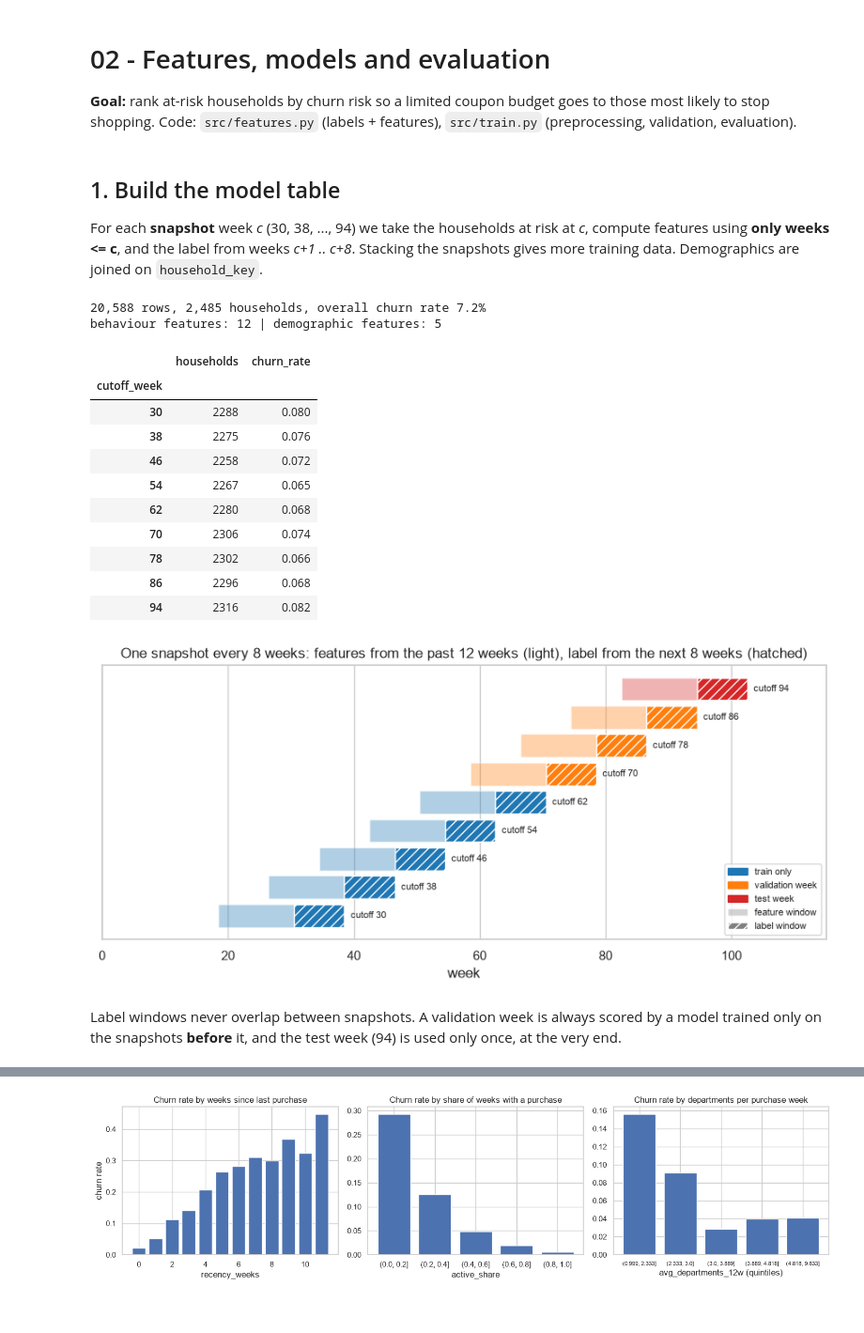
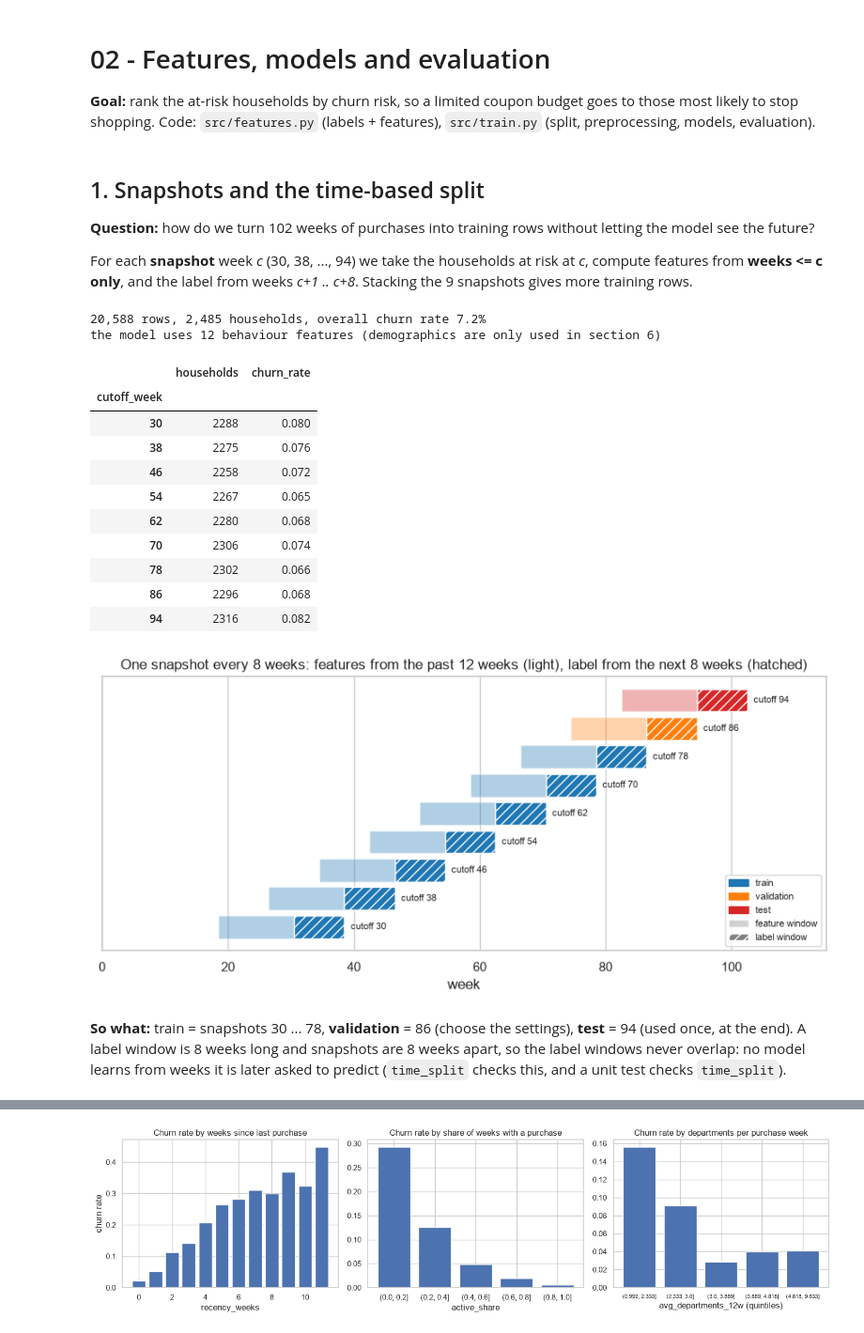
Before and after one commit to NamAnh-dev/Dunnhumby-retention-campaign, a Jupyter notebook: notebooks/02_modeling.ipynb, the cells around one changed output, grey strips where cells are left out. Shown at 94% size. Saved outputs shown, nothing was run; the diff lists cells and outputs as text; code cells hidden in the pictures.

```diff
--- a/notebooks/02_modeling.ipynb
+++ b/notebooks/02_modeling.ipynb
@@ -1,8 +1,8 @@
 # %% [markdown]
 # 02 - Features, models and evaluation
 
-**Goal:** rank at-risk households by churn risk so a limited coupon budget goes to those most likely to stop shopping.
-Code: `src/features.py` (labels + features), `src/train.py` (preprocessing, validation, evaluation).
+**Goal:** rank the at-risk households by churn risk, so a limited coupon budget goes to those most likely to stop shopping.
+Code: `src/features.py` (labels + features), `src/train.py` (split, preprocessing, models, evaluation).
 # %%
 import os, sys
 from pathlib import Path
@@ -22,21 +22,22 @@ FIGURES_DIR.mkdir(parents=True, exist_ok=True)
 sns.set_theme(style="whitegrid")
 pd.set_option("display.precision", 3)
 # %% [markdown]
-## 1. Build the model table
+## 1. Snapshots and the time-based split
 
-For each **snapshot** week *c* (30, 38, ..., 94) we take the households at risk at *c*, compute features using **only weeks <= c**,
-and the label from weeks *c+1 .. c+8*. Stacking the snapshots gives more training data. Demographics are joined on `household_key`.
+**Question:** how do we turn 102 weeks of purchases into training rows without letting the model see the future?
+
+For each **snapshot** week *c* (30, 38, ..., 94) we take the households at risk at *c*, compute features from **weeks <= c only**,
+and the label from weeks *c+1 .. c+8*. Stacking the 9 snapshots gives more training rows.
 # %%
-from src.features import (BEHAVIOUR_FEATURES, CATEGORICAL_DEMOGRAPHICS, FEATURES,
-                          NUMERIC_DEMOGRAPHICS, build_model_table, load_inputs)
+from src.features import BEHAVIOUR_FEATURES, FEATURES, build_model_table, load_inputs
 
 table = build_model_table(*load_inputs())
 print(f"{len(table):,} rows, {table['household_key'].nunique():,} households, overall churn rate {table['churn'].mean():.1%}")
-print(f"behaviour features: {len(BEHAVIOUR_FEATURES)} | demographic features: {len(NUMERIC_DEMOGRAPHICS) + len(CATEGORICAL_DEMOGRAPHICS)}")
+print(f"the model uses {len(FEATURES)} behaviour features (demographics are only used in section 6)")
 table.groupby("cutoff_week")["churn"].agg(households="size", churn_rate="mean")
 # %% [output]
 20,588 rows, 2,485 households, overall churn rate 7.2%
-behaviour features: 12 | demographic features: 5
+the model uses 12 behaviour features (demographics are only used in section 6)
 |  | households | churn_rate |
 | cutoff_week |  |  |
 | 30 | 2288 | 0.080 |
@@ -50,27 +51,27 @@ behaviour features: 12 | demographic features: 5
 | 94 | 2316 | 0.082 |
 # %%
 from matplotlib.patches import Patch
-from src.config import OBSERVATION_WEEKS, PREDICTION_WEEKS, TEST_CUTOFF, VALID_CUTOFFS
+from src.config import OBSERVATION_WEEKS, PREDICTION_WEEKS, TEST_CUTOFF, VALID_CUTOFF
 
-cutoffs = sorted(table["cutoff_week"].unique())
-colors = {"train only": "tab:blue", "validation week": "tab:orange", "test week": "tab:red"}
+colors = {"train": "tab:blue", "validation": "tab:orange", "test": "tab:red"}
 fig, ax = plt.subplots(figsize=(11, 4.2))
-for i, c in enumerate(cutoffs):
-    role = "test week" if c == TEST_CUTOFF else "validation week" if c in VALID_CUTOFFS else "train only"
+for i, c in enumerate(sorted(table["cutoff_week"].unique())):
+    role = "test" if c == TEST_CUTOFF else "validation" if c == VALID_CUTOFF else "train"
     ax.barh(i, OBSERVATION_WEEKS, left=c - OBSERVATION_WEEKS + 0.5, color=colors[role], alpha=0.35)   # features
     ax.barh(i, PREDICTION_WEEKS, left=c + 0.5, color=colors[role], hatch="///", edgecolor="white")    # label
     ax.text(c + PREDICTION_WEEKS + 1.5, i, f"cutoff {c}", va="center", fontsize=8)
 ax.set(yticks=[], xlim=(0, 115), xlabel="week",
        title="One snapshot every 8 weeks: features from the past 12 weeks (light), label from the next 8 weeks (hatched)")
 ax.legend(handles=[Patch(color=v, label=k) for k, v in colors.items()]
           + [Patch(facecolor="grey", alpha=0.35, label="feature window"), Patch(facecolor="grey", hatch="///", label="label window")],
           loc="lower right", fontsize=8)
 fig.savefig(FIGURES_DIR / "snapshot_timeline.png", dpi=120, bbox_inches="tight")
 plt.show()
 # %% [output]
-[figure, old version]
+[figure, new version]
-# %% [markdown]
-Label windows never overlap between snapshots. A validation week is always scored by a model trained only on the
-snapshots **before** it, and the test week (94) is used only once, at the very end.
+# %% [markdown]
+**So what:** train = snapshots 30 ... 78, **validation** = 86 (choose the settings), **test** = 94 (used once, at the end).
+A label window is 8 weeks long and snapshots are 8 weeks apart, so the label windows never overlap: no model learns from weeks
+it is later asked to predict (`time_split` checks this, and a unit test checks `time_split`).
 # %% [markdown]
 ## 2. Do the features separate churners from non-churners?
```
Also changed, not shown: parts of 41 cells of this notebook, 5 other files.
